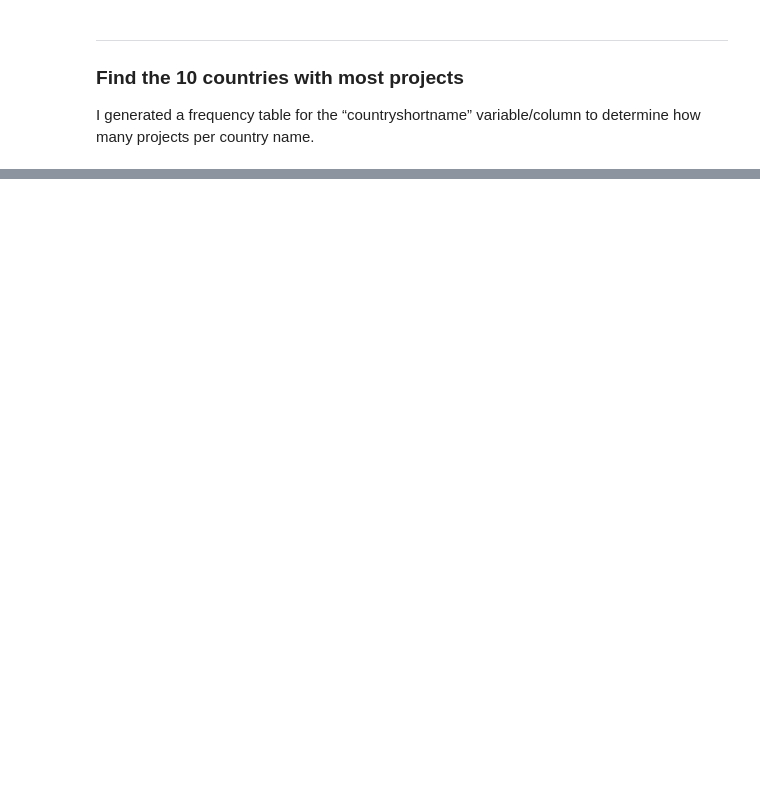
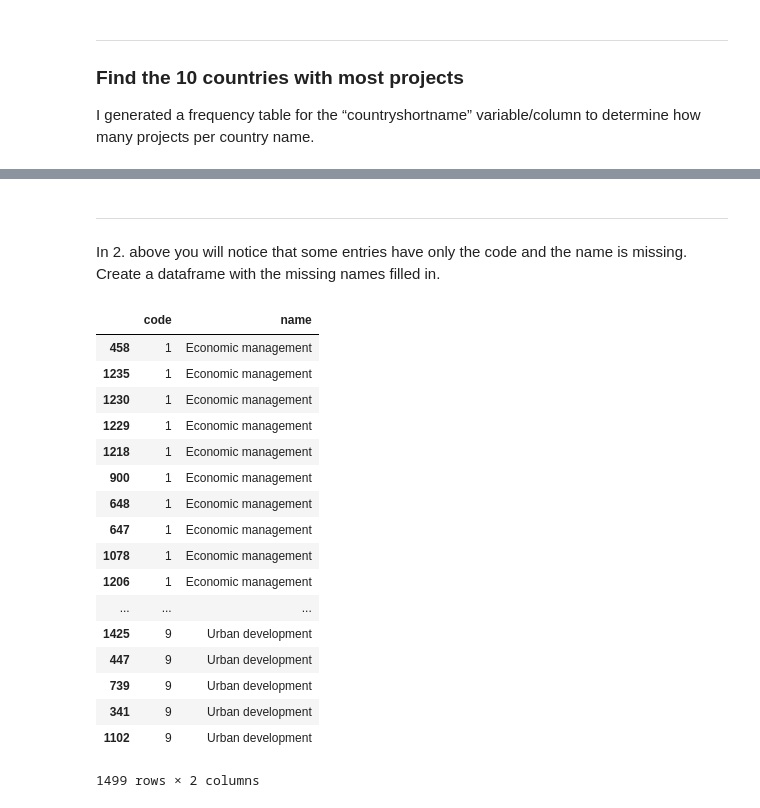
Before and after one commit to dbecker3821/Springboard, a Jupyter notebook: data_wrangling_json/sliderule_dsi_json_exercise.ipynb, the cells around one changed output, grey strips where cells are left out. Saved outputs shown, nothing was run; the diff lists cells and outputs as text; code cells hidden in the pictures; blank space fills up the shorter version.

```diff
--- a/data_wrangling_json/sliderule_dsi_json_exercise.ipynb
+++ b/data_wrangling_json/sliderule_dsi_json_exercise.ipynb
@@ -161,3 +141,0 @@ I wanted to review all of the variables/columns.  Is this the best way?
-# %%
-import pandas as pd
-pd.set_option('display.max_columns', 500)
@@ -192,0 +146,8 @@ How can I seperate the comma seperated strings ['Economic management', 'Social p
+# %%
+data = json.load((open('data/world_bank_projects.json')))
+major_themes = json_normalize(data, 'mjtheme_namecode')
+major_themes = major_themes.name.value_counts()
+major_themes.head(11)
+#major_themes.dropna
+#major_themes.isnull()
+#major_themes
@@ -192,0 +167,29 @@ How can I seperate the comma seperated strings ['Economic management', 'Social p
+# %% [markdown]
+***
+
+In 2. above you will notice that some entries have only the code and the name is missing. Create a dataframe with the missing names filled in.
+# %%
+data = json.load((open('data/world_bank_projects.json')))
+missing_themes = json_normalize(data, 'mjtheme_namecode')
+missing_themes = missing_themes.sort_values('code')
+#missing_themes.fillna(method='ffill')
+missing_themes
+# %% [output]
+|  | code | name |
+| 458 | 1 | Economic management |
+| 1235 | 1 | Economic management |
+| 1230 | 1 | Economic management |
+| 1229 | 1 | Economic management |
+| 1218 | 1 | Economic management |
+| 900 | 1 | Economic management |
+| 648 | 1 | Economic management |
+| 647 | 1 | Economic management |
+| 1078 | 1 | Economic management |
+| 1206 | 1 | Economic management |
+| ... | ... | ... |
+| 1425 | 9 | Urban development |
+| 447 | 9 | Urban development |
+| 739 | 9 | Urban development |
+| 341 | 9 | Urban development |
+| 1102 | 9 | Urban development |
+1499 rows × 2 columns
```
Also changed, not shown: parts of 13 cells of this notebook.
